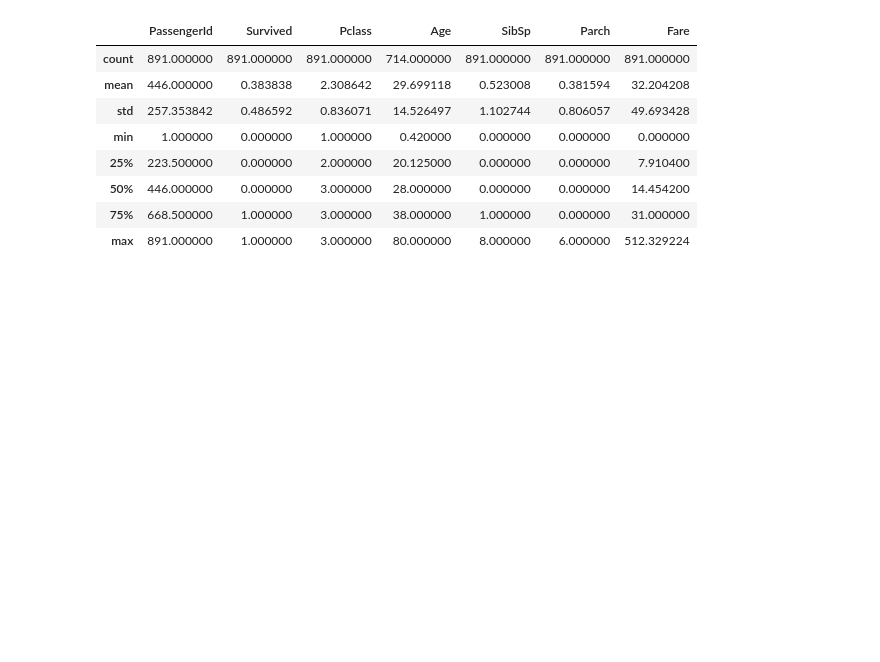
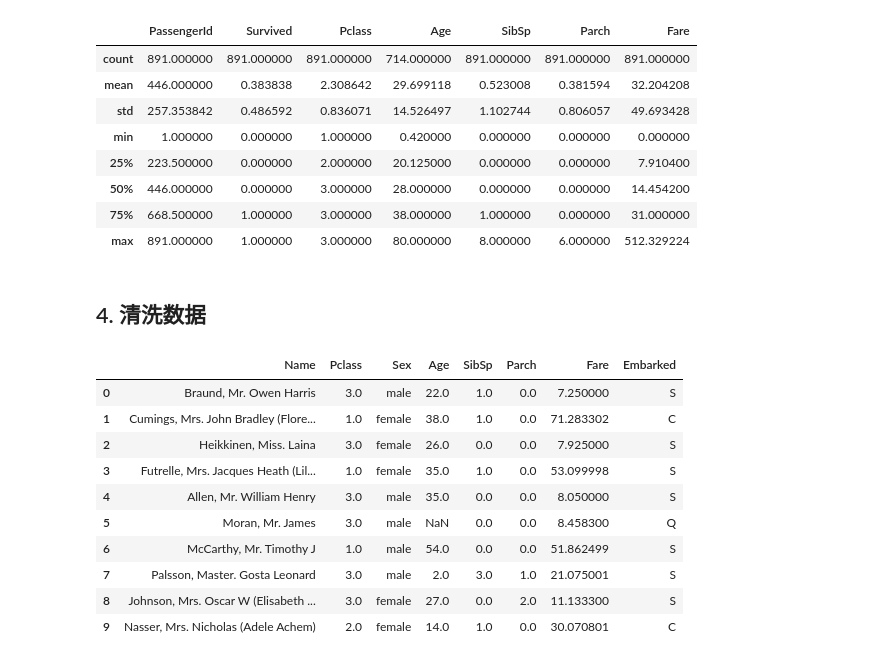
Before and after one commit to elliotxx/notebooks, a Jupyter notebook: titanic.ipynb, the cells around one changed output. Cells and saved outputs as stored; diff of their text form; code cells hidden in the pictures; blank space fills up the shorter version.

```diff
--- a/titanic.ipynb
+++ b/titanic.ipynb
@@ -75,3 +75,5 @@ data.describe()
 | 50% | 446.000000 | 0.000000 | 3.000000 | 28.000000 | 0.000000 | 0.000000 | 14.454200 |
 | 75% | 668.500000 | 1.000000 | 3.000000 | 38.000000 | 1.000000 | 0.000000 | 31.000000 |
 | max | 891.000000 | 1.000000 | 3.000000 | 80.000000 | 8.000000 | 6.000000 | 512.329224 |
+# %% [markdown]
+## 4. 清洗数据
@@ -77,0 +95,15 @@ data.describe()
+# %%
+# 清洗训练集数据前
+x.head(10)
+# %% [output]
+|  | Name | Pclass | Sex | Age | SibSp | Parch | Fare | Embarked |
+| 0 | Braund, Mr. Owen Harris | 3.0 | male | 22.0 | 1.0 | 0.0 | 7.250000 | S |
+| 1 | Cumings, Mrs. John Bradley (Flore... | 1.0 | female | 38.0 | 1.0 | 0.0 | 71.283302 | C |
+| 2 | Heikkinen, Miss. Laina | 3.0 | female | 26.0 | 0.0 | 0.0 | 7.925000 | S |
+| 3 | Futrelle, Mrs. Jacques Heath (Lil... | 1.0 | female | 35.0 | 1.0 | 0.0 | 53.099998 | S |
+| 4 | Allen, Mr. William Henry | 3.0 | male | 35.0 | 0.0 | 0.0 | 8.050000 | S |
+| 5 | Moran, Mr. James | 3.0 | male | NaN | 0.0 | 0.0 | 8.458300 | Q |
+| 6 | McCarthy, Mr. Timothy J | 1.0 | male | 54.0 | 0.0 | 0.0 | 51.862499 | S |
+| 7 | Palsson, Master. Gosta Leonard | 3.0 | male | 2.0 | 3.0 | 1.0 | 21.075001 | S |
+| 8 | Johnson, Mrs. Oscar W (Elisabeth ... | 3.0 | female | 27.0 | 0.0 | 2.0 | 11.133300 | S |
+| 9 | Nasser, Mrs. Nicholas (Adele Achem) | 2.0 | female | 14.0 | 1.0 | 0.0 | 30.070801 | C |
```
Also changed, not shown: parts of 18 cells of this notebook.
